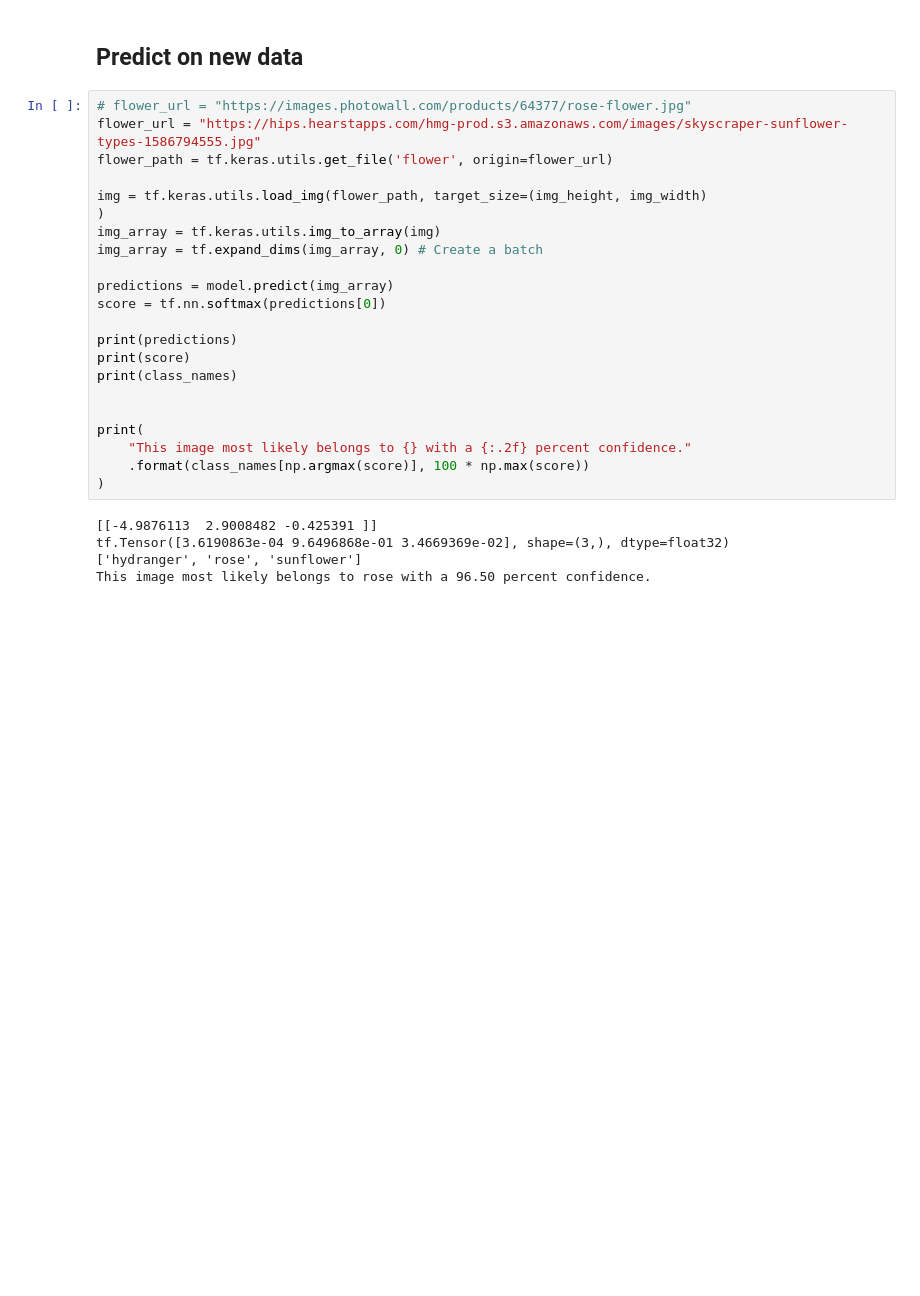
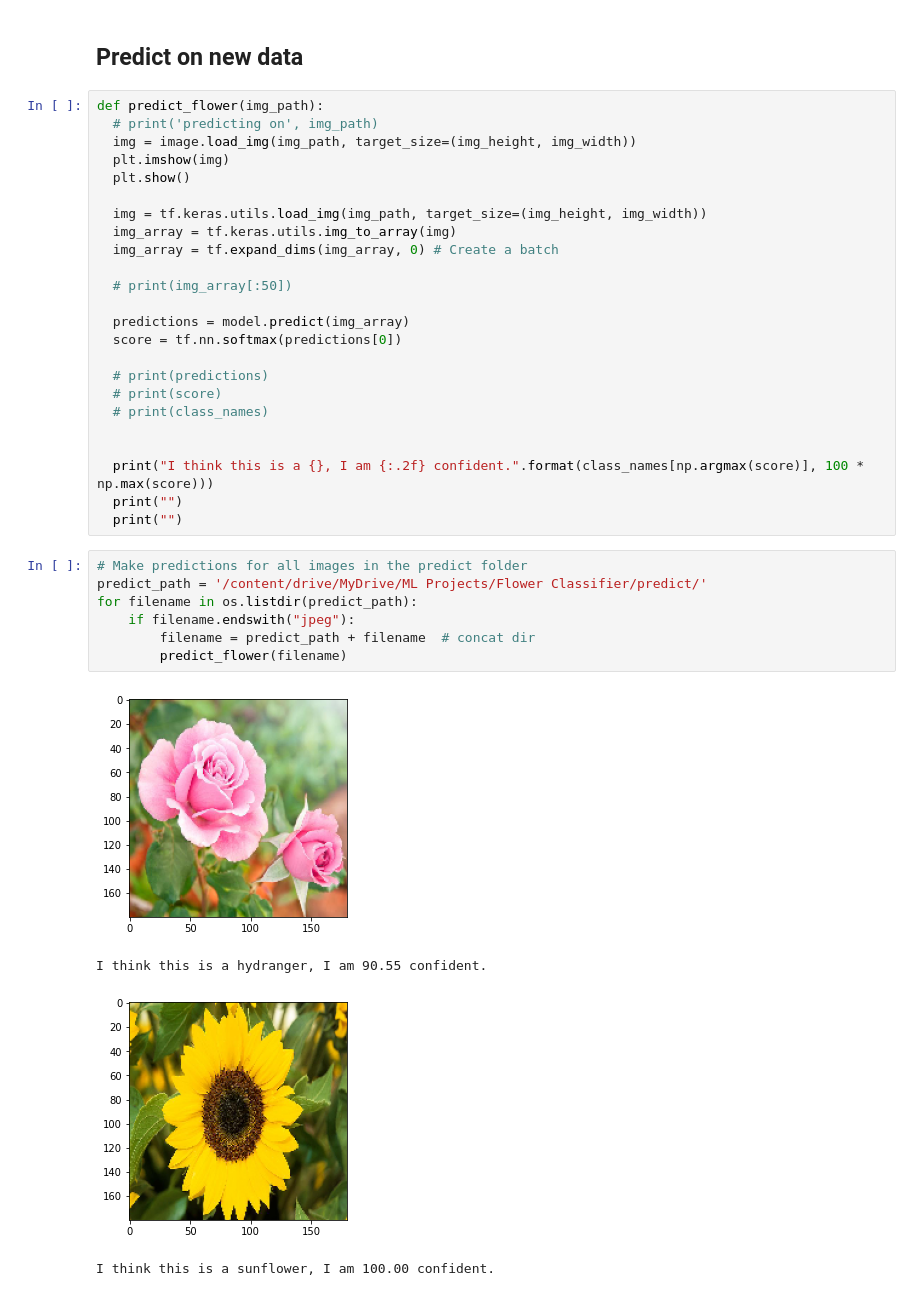
Before and after one commit to CyberPsyLen/classifiers, a Jupyter notebook: flower.ipynb, the cells around one changed output. Cells and saved outputs as stored; diff of their text form; blank space fills up the shorter version.

```diff
--- a/flower.ipynb
+++ b/flower.ipynb
@@ -328,29 +325,38 @@ plt.show()
 # %% [markdown]
 ## Predict on new data
 # %%
-# flower_url = "https://images.photowall.com/products/64377/rose-flower.jpg"
-flower_url = "https://hips.hearstapps.com/hmg-prod.s3.amazonaws.com/images/skyscraper-sunflower-types-1586794555.jpg"
-flower_path = tf.keras.utils.get_file('flower', origin=flower_url)
+def predict_flower(img_path):
+  # print('predicting on', img_path)
+  img = image.load_img(img_path, target_size=(img_height, img_width))
+  plt.imshow(img)
+  plt.show()
 
-img = tf.keras.utils.load_img(flower_path, target_size=(img_height, img_width)
-)
-img_array = tf.keras.utils.img_to_array(img)
-img_array = tf.expand_dims(img_array, 0) # Create a batch
+  img = tf.keras.utils.load_img(img_path, target_size=(img_height, img_width))
+  img_array = tf.keras.utils.img_to_array(img)
+  img_array = tf.expand_dims(img_array, 0) # Create a batch
 
-predictions = model.predict(img_array)
-score = tf.nn.softmax(predictions[0])
+  # print(img_array[:50])
 
-print(predictions)
-print(score)
-print(class_names)
+  predictions = model.predict(img_array)
+  score = tf.nn.softmax(predictions[0])
+
+  # print(predictions)
+  # print(score)
+  # print(class_names)
 
 
-print(
-    "This image most likely belongs to {} with a {:.2f} percent confidence."
-    .format(class_names[np.argmax(score)], 100 * np.max(score))
-)
+  print("I think this is a {}, I am {:.2f} confident.".format(class_names[np.argmax(score)], 100 * np.max(score)))
+  print("")
+  print("")
-# %% [output]
-[[-4.9876113  2.9008482 -0.425391 ]]
-tf.Tensor([3.6190863e-04 9.6496868e-01 3.4669369e-02], shape=(3,), dtype=float32)
-['hydranger', 'rose', 'sunflower']
-This image most likely belongs to rose with a 96.50 percent confidence.
+# %%
+# Make predictions for all images in the predict folder
+predict_path = '/content/drive/MyDrive/ML Projects/Flower Classifier/predict/'
+for filename in os.listdir(predict_path):
+    if filename.endswith("jpeg"):
+        filename = predict_path + filename  # concat dir
+        predict_flower(filename)
+# %% [output]
+[figure, added]
+I think this is a hydranger, I am 90.55 confident.
+[figure, added]
+I think this is a sunflower, I am 100.00 confident.
```
Also changed, not shown: parts of 15 cells of this notebook.
